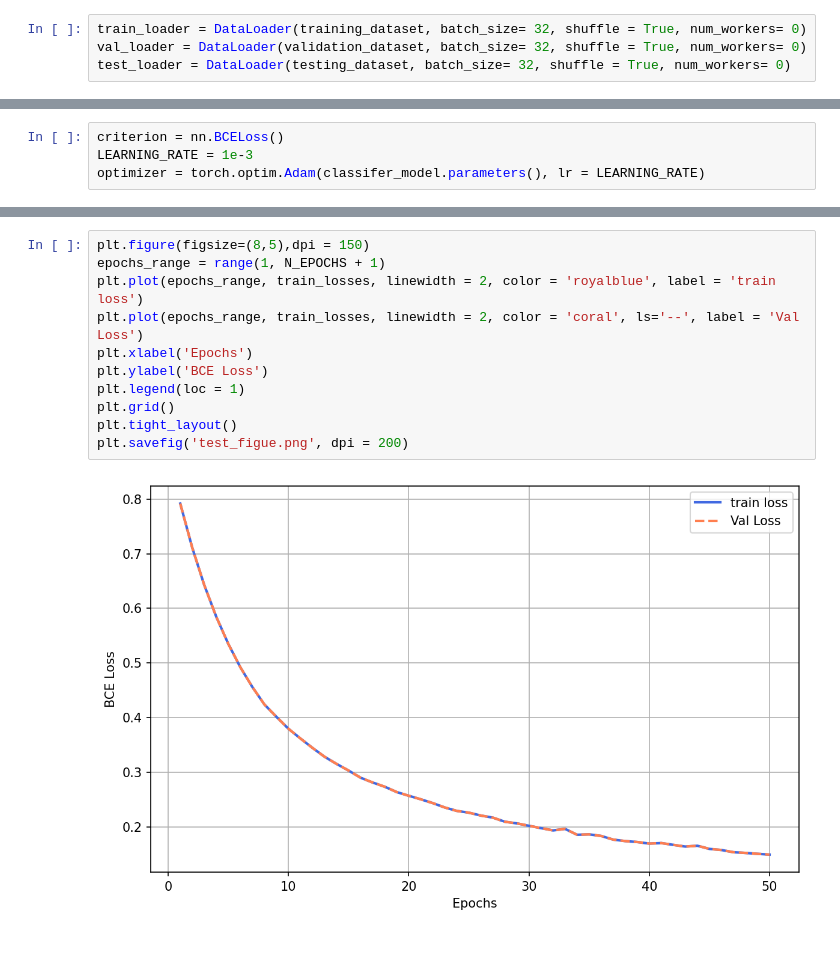
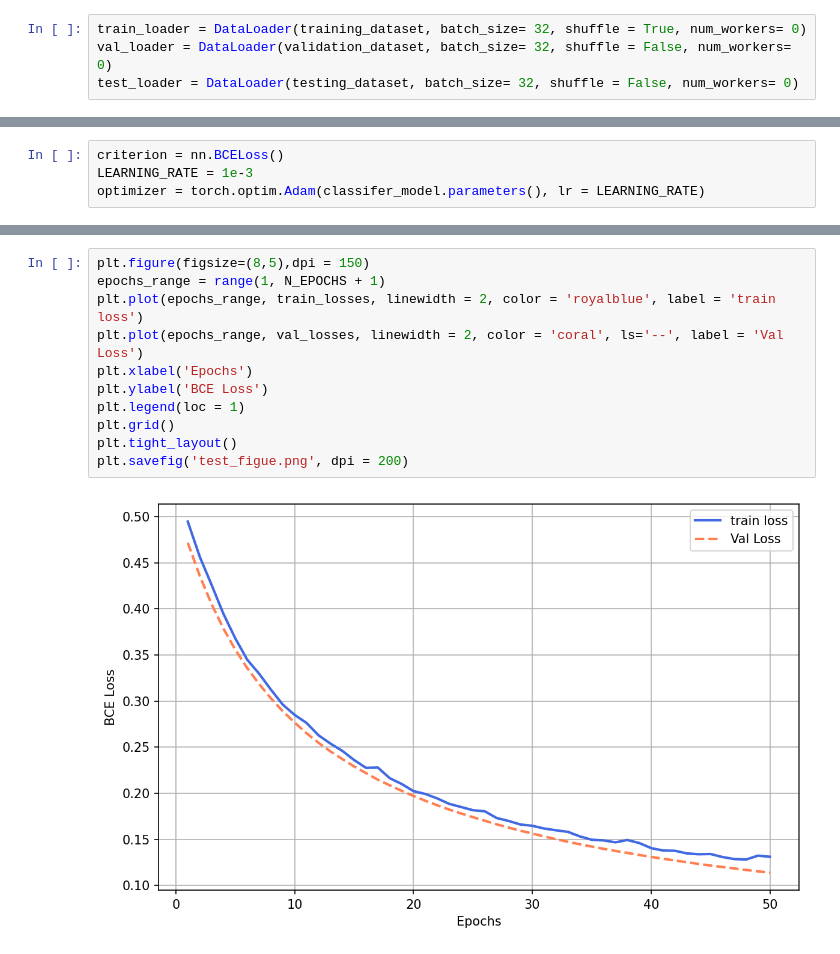
Before and after one commit to Arik-KO/PyTorch_DL, a Jupyter notebook: simple_models/classification_model/notebooks/logistic_regression.ipynb, the cells around one changed output, grey strips where cells are left out. Cells and saved outputs as stored; diff of their text form.

```diff
--- a/simple_models/classification_model/notebooks/logistic_regression.ipynb
+++ b/simple_models/classification_model/notebooks/logistic_regression.ipynb
@@ -90,8 +90,8 @@ len(training_dataset)
 341
 # %%
 train_loader = DataLoader(training_dataset, batch_size= 32, shuffle = True, num_workers= 0)
-val_loader = DataLoader(validation_dataset, batch_size= 32, shuffle = True, num_workers= 0)
-test_loader = DataLoader(testing_dataset, batch_size= 32, shuffle = True, num_workers= 0)
+val_loader = DataLoader(validation_dataset, batch_size= 32, shuffle = False, num_workers= 0)
+test_loader = DataLoader(testing_dataset, batch_size= 32, shuffle = False, num_workers= 0)
 # %%
 class LogisticRegression(nn.Module):
     def __init__(self, D_in, D_out = 1):
@@ -188,13 +188,13 @@ for 49/50 epoch: the training loss: 0.1490 and validation loss: 0.1416
 # %%
 plt.figure(figsize=(8,5),dpi = 150)
 epochs_range = range(1, N_EPOCHS + 1)
 plt.plot(epochs_range, train_losses, linewidth = 2, color = 'royalblue', label = 'train loss')
-plt.plot(epochs_range, train_losses, linewidth = 2, color = 'coral', ls='--', label = 'Val Loss')
+plt.plot(epochs_range, val_losses, linewidth = 2, color = 'coral', ls='--', label = 'Val Loss')
 plt.xlabel('Epochs')
 plt.ylabel('BCE Loss')
 plt.legend(loc = 1)
 plt.grid()
 plt.tight_layout()
 plt.savefig('test_figue.png', dpi = 200)
 # %% [output]
-[figure, old version]
+[figure, new version]
```
Also changed, not shown: parts of 2 cells of this notebook, 1 other file.
